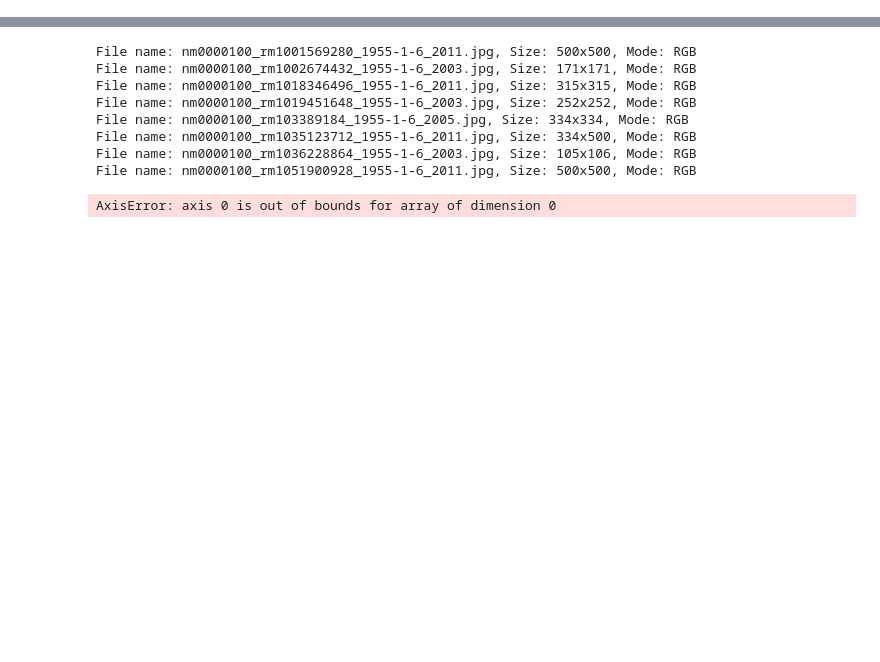
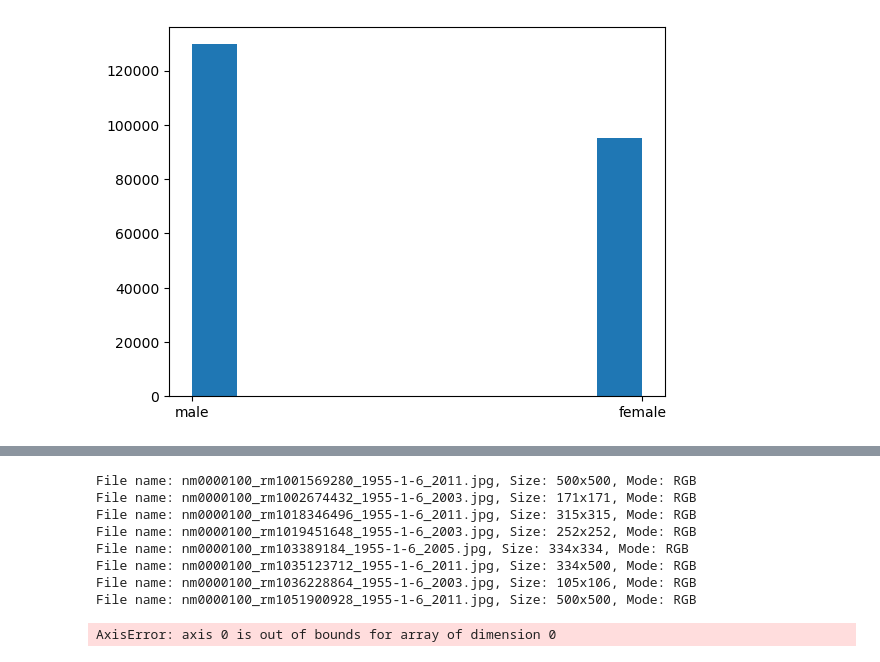
Before and after one commit to eggwhat/age-detection, a Jupyter notebook: exploratory_data_analysis/exploratory_data_analysis.ipynb, the cells around one changed output, grey strips where cells are left out. Drawn from its saved outputs; the diff is of its cells as text; code cells hidden in the pictures; blank space fills up the shorter version.

```diff
--- a/exploratory_data_analysis/exploratory_data_analysis.ipynb
+++ b/exploratory_data_analysis/exploratory_data_analysis.ipynb
@@ -7,0 +162,5 @@ directory = r'C:\Users\HP\Desktop\Projekt ML Data Science\human-age-detection\tr
+# %%
+plt.hist(df_metadata['gender'])
+plt.show()
+# %% [output]
+[figure, added]
```
Also changed, not shown: parts of 22 cells of this notebook.
